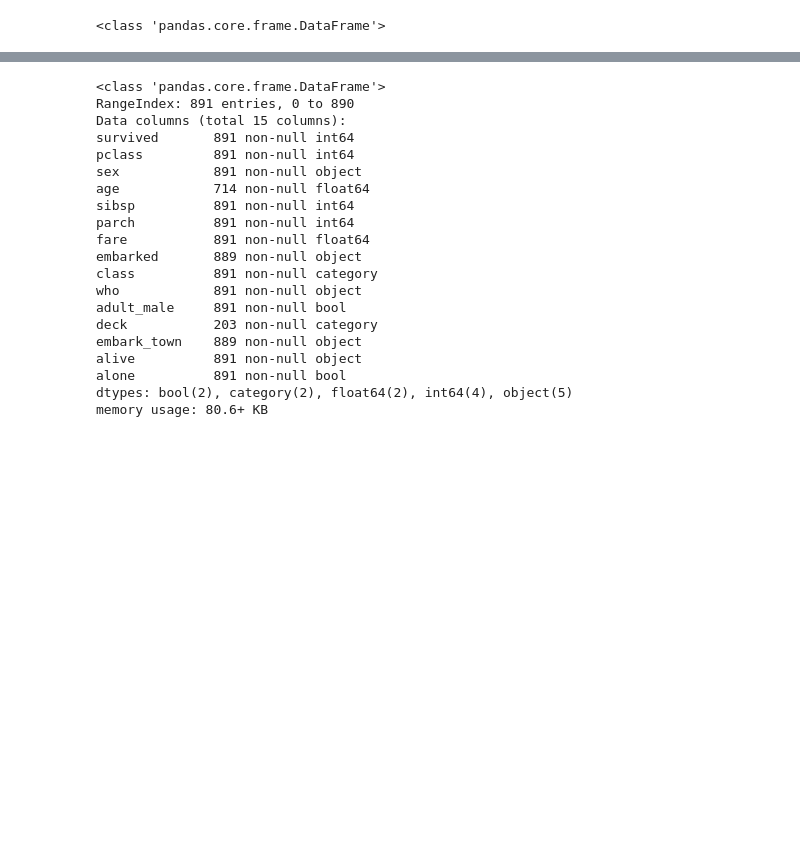
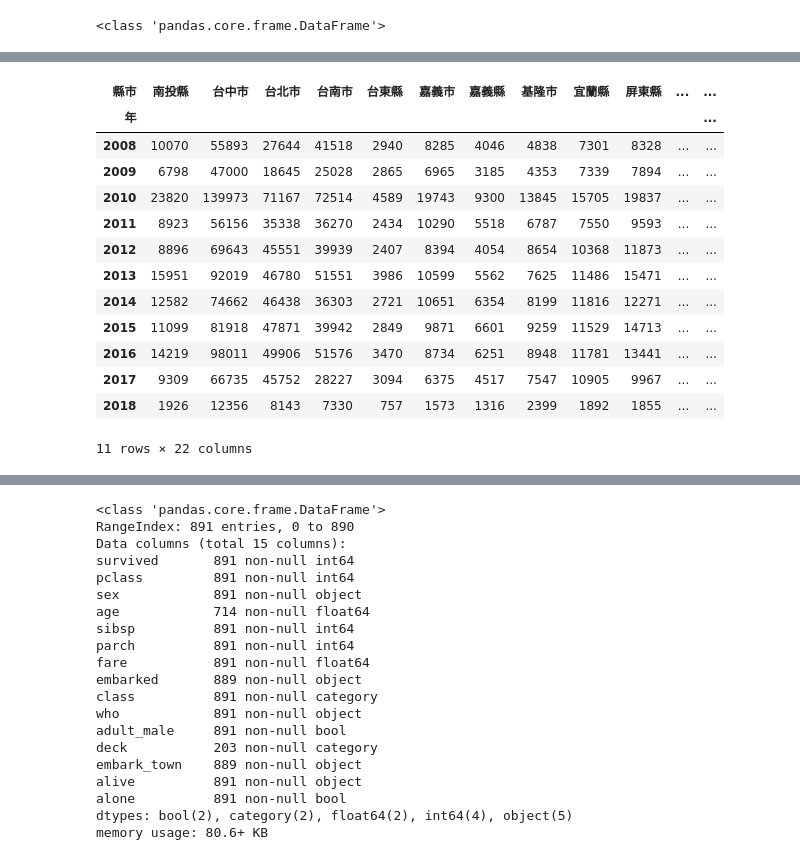
Before and after one commit to alabtsai/FGU-Class, a Jupyter notebook: Lecture_0530.ipynb, the cells around one changed output, grey strips where cells are left out. Saved outputs shown, nothing was run; the diff lists cells and outputs as text; code cells hidden in the pictures; blank space fills up the shorter version.

```diff
--- a/Lecture_0530.ipynb
+++ b/Lecture_0530.ipynb
@@ -118,0 +117,17 @@ df[:10]
+# %%
+dfm
+# %% [output]
+| 縣市 | 南投縣 | 台中市 | 台北市 | 台南市 | 台東縣 | 嘉義市 | 嘉義縣 | 基隆市 | 宜蘭縣 | 屏東縣 | ... | ... |
+| 年 |  |  |  |  |  |  |  |  |  |  |  | ... |
+| 2008 | 10070 | 55893 | 27644 | 41518 | 2940 | 8285 | 4046 | 4838 | 7301 | 8328 | ... | ... |
+| 2009 | 6798 | 47000 | 18645 | 25028 | 2865 | 6965 | 3185 | 4353 | 7339 | 7894 | ... | ... |
+| 2010 | 23820 | 139973 | 71167 | 72514 | 4589 | 19743 | 9300 | 13845 | 15705 | 19837 | ... | ... |
+| 2011 | 8923 | 56156 | 35338 | 36270 | 2434 | 10290 | 5518 | 6787 | 7550 | 9593 | ... | ... |
+| 2012 | 8896 | 69643 | 45551 | 39939 | 2407 | 8394 | 4054 | 8654 | 10368 | 11873 | ... | ... |
+| 2013 | 15951 | 92019 | 46780 | 51551 | 3986 | 10599 | 5562 | 7625 | 11486 | 15471 | ... | ... |
+| 2014 | 12582 | 74662 | 46438 | 36303 | 2721 | 10651 | 6354 | 8199 | 11816 | 12271 | ... | ... |
+| 2015 | 11099 | 81918 | 47871 | 39942 | 2849 | 9871 | 6601 | 9259 | 11529 | 14713 | ... | ... |
+| 2016 | 14219 | 98011 | 49906 | 51576 | 3470 | 8734 | 6251 | 8948 | 11781 | 13441 | ... | ... |
+| 2017 | 9309 | 66735 | 45752 | 28227 | 3094 | 6375 | 4517 | 7547 | 10905 | 9967 | ... | ... |
+| 2018 | 1926 | 12356 | 8143 | 7330 | 757 | 1573 | 1316 | 2399 | 1892 | 1855 | ... | ... |
+11 rows × 22 columns
```
Also changed, not shown: parts of 14 cells of this notebook.
